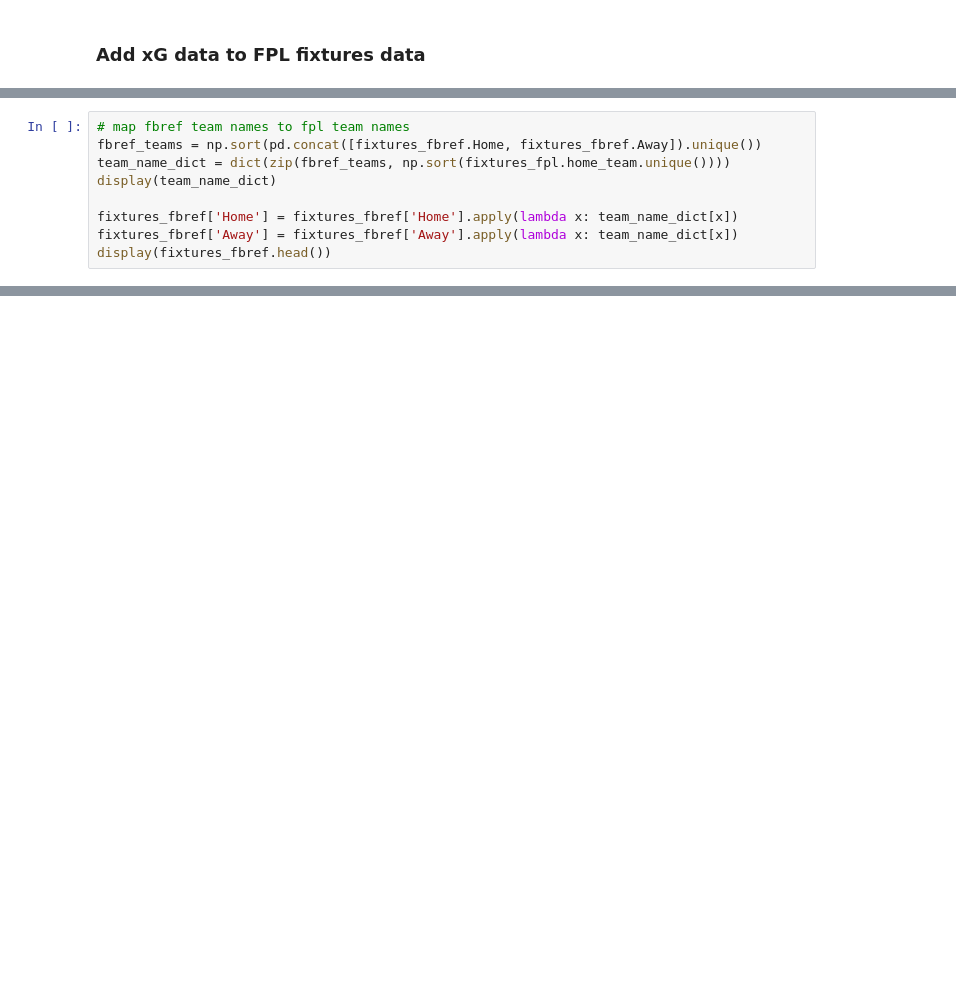
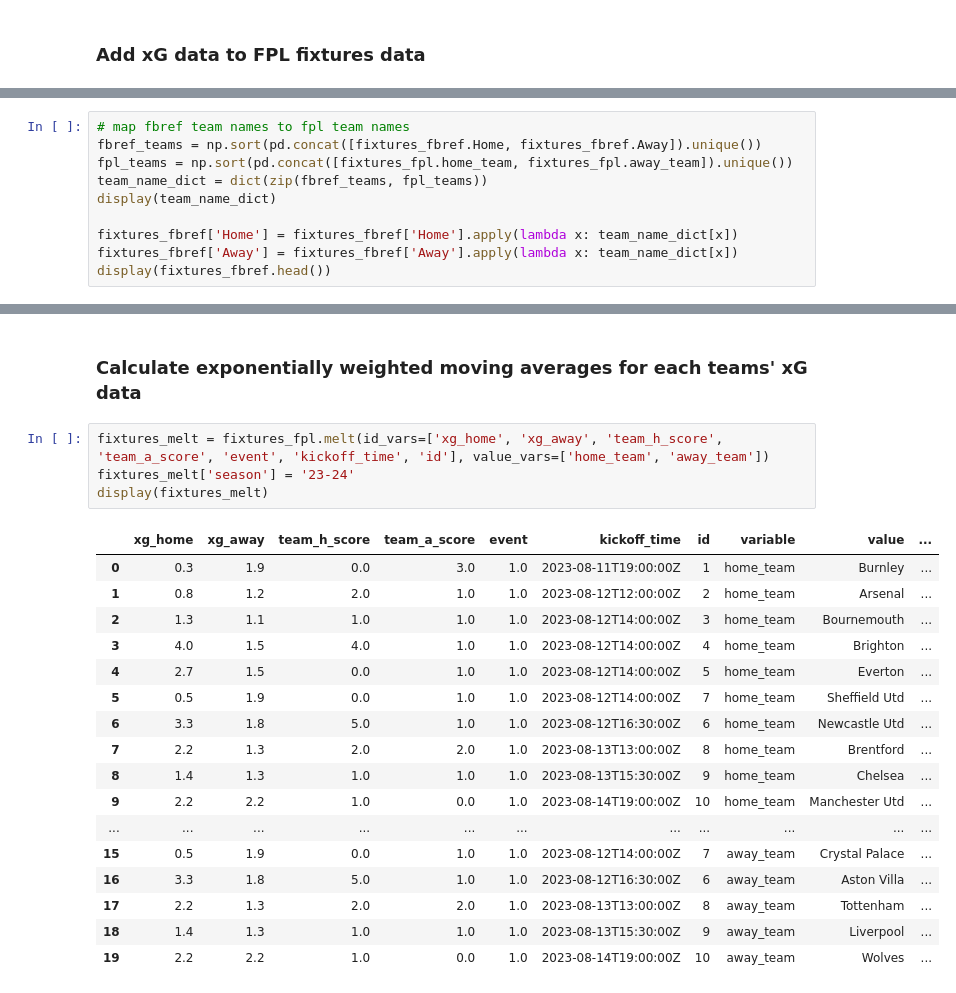
Before and after one commit to jaksticks/Fantasy-Premier-League, a Jupyter notebook: season23_24/notebooks/2_data_processing.ipynb, the cells around one changed output, grey strips where cells are left out. Cells and saved outputs as stored; diff of their text form; blank space fills up the shorter version.

Commit message:
data processing v1 finished

```diff
--- a/season23_24/notebooks/2_data_processing.ipynb
+++ b/season23_24/notebooks/2_data_processing.ipynb
@@ -160,7 +244,8 @@ display(fpl_df.shape)
 # %%
 # map fbref team names to fpl team names
 fbref_teams = np.sort(pd.concat([fixtures_fbref.Home, fixtures_fbref.Away]).unique())
-team_name_dict = dict(zip(fbref_teams, np.sort(fixtures_fpl.home_team.unique())))
+fpl_teams = np.sort(pd.concat([fixtures_fpl.home_team, fixtures_fpl.away_team]).unique())
+team_name_dict = dict(zip(fbref_teams, fpl_teams))
 display(team_name_dict)
 
 fixtures_fbref['Home'] = fixtures_fbref['Home'].apply(lambda x: team_name_dict[x])
@@ -185,0 +309,24 @@ display(fixtures_fpl[['xg_home', 'xg_away']].isnull().sum())
+# %% [markdown]
+### Calculate exponentially weighted moving averages for each teams' xG data
+# %%
+fixtures_melt = fixtures_fpl.melt(id_vars=['xg_home', 'xg_away', 'team_h_score', 'team_a_score', 'event', 'kickoff_time', 'id'], value_vars=['home_team', 'away_team'])
+fixtures_melt['season'] = '23-24'
+display(fixtures_melt)
+# %% [output]
+|  | xg_home | xg_away | team_h_score | team_a_score | event | kickoff_time | id | variable | value | ... |
+| 0 | 0.3 | 1.9 | 0.0 | 3.0 | 1.0 | 2023-08-11T19:00:00Z | 1 | home_team | Burnley | ... |
+| 1 | 0.8 | 1.2 | 2.0 | 1.0 | 1.0 | 2023-08-12T12:00:00Z | 2 | home_team | Arsenal | ... |
+| 2 | 1.3 | 1.1 | 1.0 | 1.0 | 1.0 | 2023-08-12T14:00:00Z | 3 | home_team | Bournemouth | ... |
+| 3 | 4.0 | 1.5 | 4.0 | 1.0 | 1.0 | 2023-08-12T14:00:00Z | 4 | home_team | Brighton | ... |
+| 4 | 2.7 | 1.5 | 0.0 | 1.0 | 1.0 | 2023-08-12T14:00:00Z | 5 | home_team | Everton | ... |
+| 5 | 0.5 | 1.9 | 0.0 | 1.0 | 1.0 | 2023-08-12T14:00:00Z | 7 | home_team | Sheffield Utd | ... |
+| 6 | 3.3 | 1.8 | 5.0 | 1.0 | 1.0 | 2023-08-12T16:30:00Z | 6 | home_team | Newcastle Utd | ... |
+| 7 | 2.2 | 1.3 | 2.0 | 2.0 | 1.0 | 2023-08-13T13:00:00Z | 8 | home_team | Brentford | ... |
+| 8 | 1.4 | 1.3 | 1.0 | 1.0 | 1.0 | 2023-08-13T15:30:00Z | 9 | home_team | Chelsea | ... |
+| 9 | 2.2 | 2.2 | 1.0 | 0.0 | 1.0 | 2023-08-14T19:00:00Z | 10 | home_team | Manchester Utd | ... |
+| ... | ... | ... | ... | ... | ... | ... | ... | ... | ... | ... |
+| 15 | 0.5 | 1.9 | 0.0 | 1.0 | 1.0 | 2023-08-12T14:00:00Z | 7 | away_team | Crystal Palace | ... |
+| 16 | 3.3 | 1.8 | 5.0 | 1.0 | 1.0 | 2023-08-12T16:30:00Z | 6 | away_team | Aston Villa | ... |
+| 17 | 2.2 | 1.3 | 2.0 | 2.0 | 1.0 | 2023-08-13T13:00:00Z | 8 | away_team | Tottenham | ... |
+| 18 | 1.4 | 1.3 | 1.0 | 1.0 | 1.0 | 2023-08-13T15:30:00Z | 9 | away_team | Liverpool | ... |
+| 19 | 2.2 | 2.2 | 1.0 | 0.0 | 1.0 | 2023-08-14T19:00:00Z | 10 | away_team | Wolves | ... |
```
Also changed, not shown: parts of 44 cells of this notebook.
